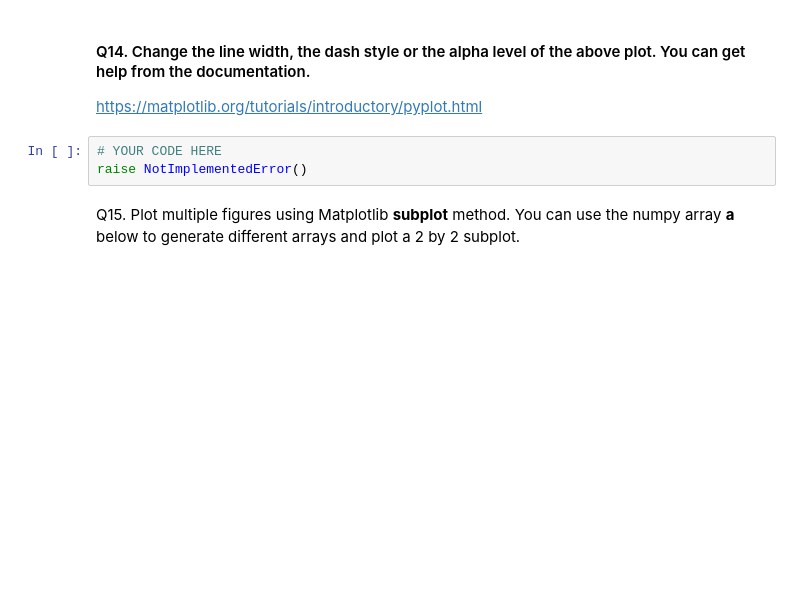
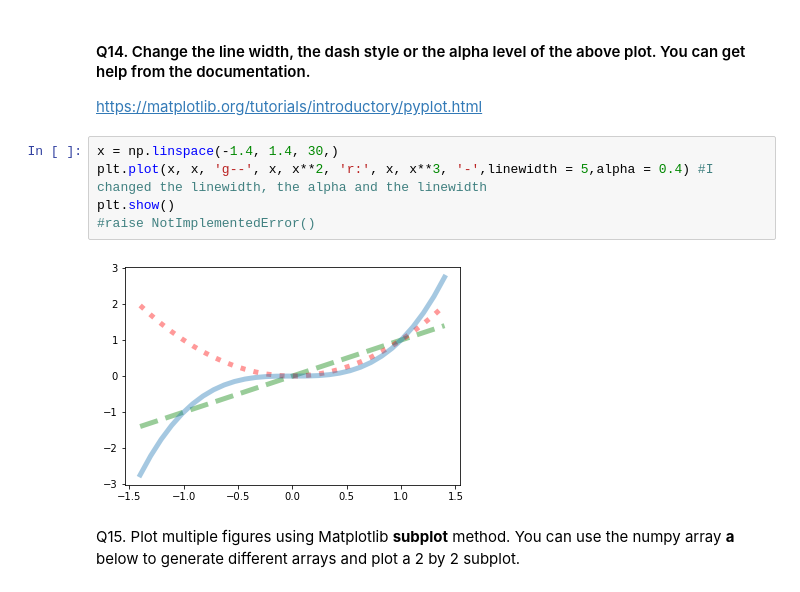
Before and after one commit to rifly18/Exercise1ML, a Jupyter notebook: ps1.ipynb, the cells around one changed output. Cells and saved outputs as stored; diff of their text form; blank space fills up the shorter version.

```diff
--- a/ps1.ipynb
+++ b/ps1.ipynb
@@ -303,9 +305,13 @@ plt.show()
 # %% [markdown]
 #### Q14. Change the line width, the dash style or the alpha level of the above plot. You can get help from the documentation. <br>
 https://matplotlib.org/tutorials/introductory/pyplot.html
-# %%
-# YOUR CODE HERE
-raise NotImplementedError()
+# %%
+x = np.linspace(-1.4, 1.4, 30,)
+plt.plot(x, x, 'g--', x, x**2, 'r:', x, x**3, '-',linewidth = 5,alpha = 0.4) #I changed the linewidth, the alpha and the linewidth
+plt.show()
+#raise NotImplementedError()
+# %% [output]
+[figure, added]
 # %% [markdown]
 Q15. Plot multiple figures using Matplotlib **subplot** method. You can use the numpy array **a** below to generate different arrays and plot a 2 by 2 subplot.
 # %%
```
Also changed, not shown: parts of 3 cells of this notebook.
